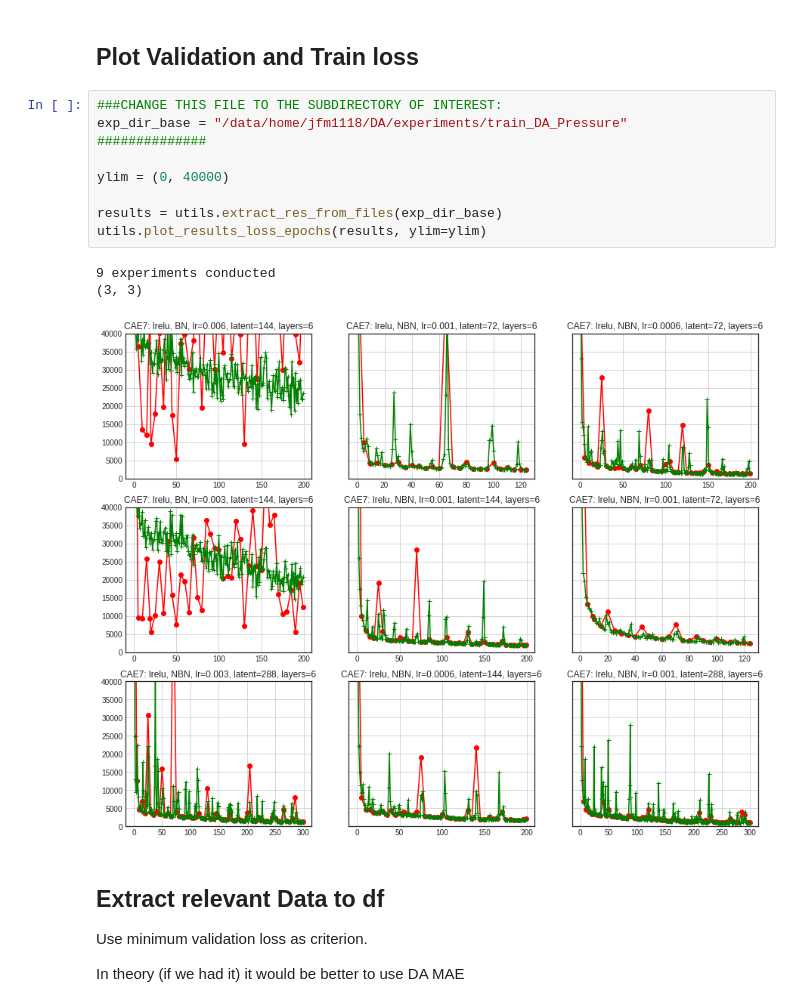
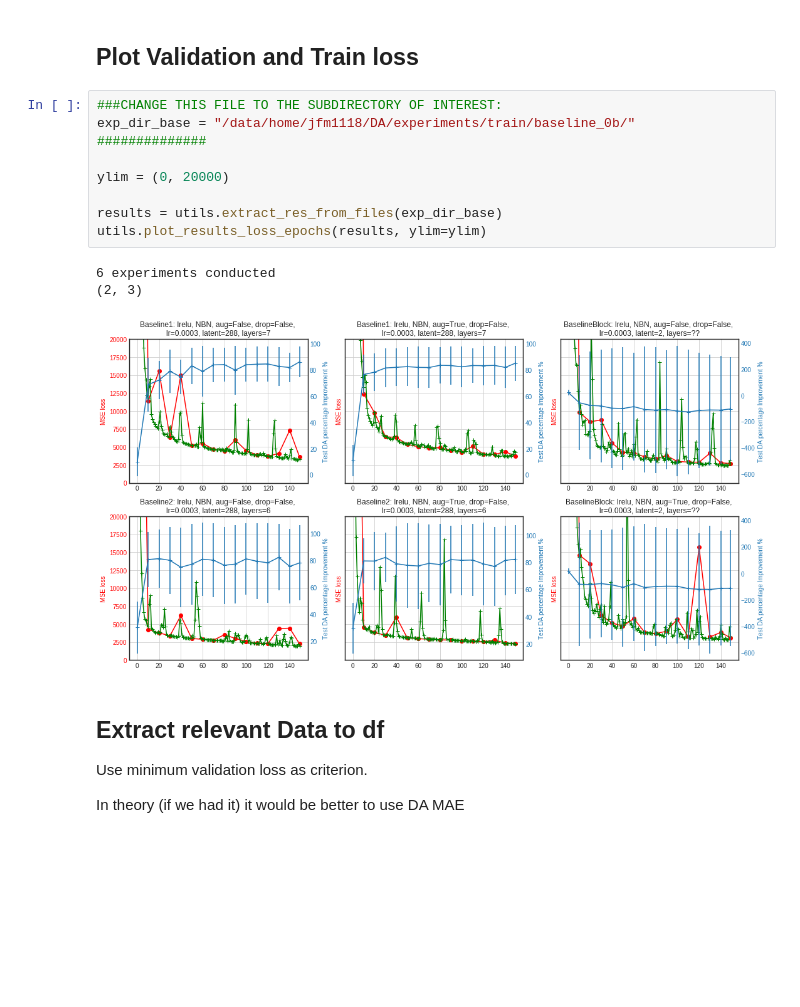
Before and after one commit to julianmack/Data_Assimilation, a Jupyter notebook: notebooks/CAE_zoo_analysis.ipynb, the cells around one changed output. Drawn from its saved outputs; the diff is of its cells as text; blank space fills up the shorter version.

```diff
--- a/notebooks/CAE_zoo_analysis.ipynb
+++ b/notebooks/CAE_zoo_analysis.ipynb
@@ -16,17 +22,17 @@ import pipeline
 ## Plot Validation and Train loss
 # %%
 ###CHANGE THIS FILE TO THE SUBDIRECTORY OF INTEREST:
-exp_dir_base = "/data/home/jfm1118/DA/experiments/train_DA_Pressure"
+exp_dir_base = "/data/home/jfm1118/DA/experiments/train/baseline_0b/"
 ##############
 
-ylim = (0, 40000)
+ylim = (0, 20000)
 
 results = utils.extract_res_from_files(exp_dir_base)
 utils.plot_results_loss_epochs(results, ylim=ylim)
 # %% [output]
-9 experiments conducted
-(3, 3)
+6 experiments conducted
+(2, 3)
-[figure, old version]
+[figure, new version]
 # %% [markdown]
 ## Extract relevant Data to df
 Use minimum validation loss as criterion.
```
Also changed, not shown: parts of 3 cells of this notebook, 1 other file.
